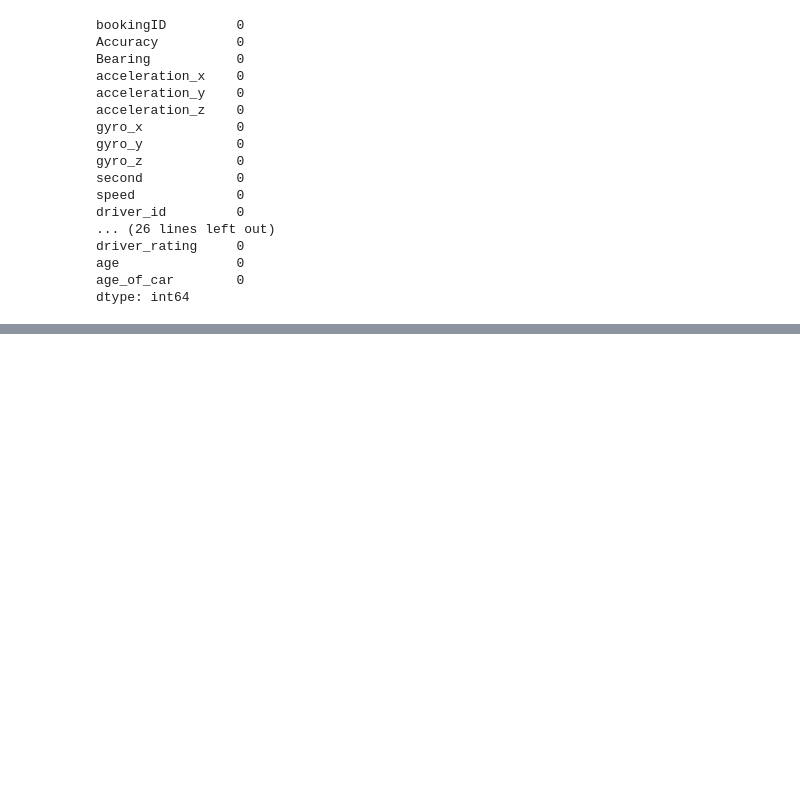
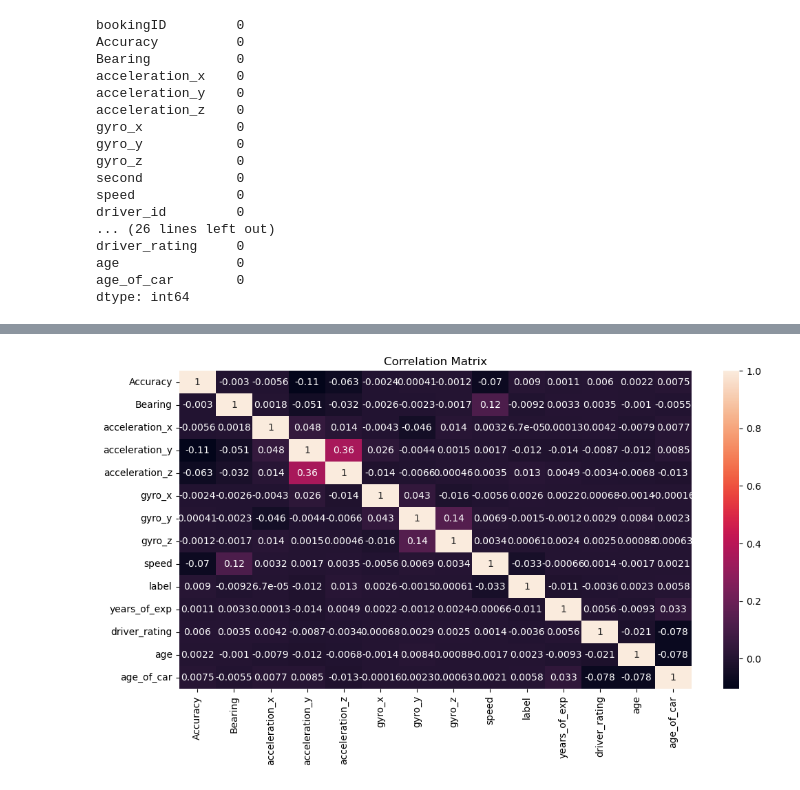
Before and after one commit to errnasty/Cab-Data-Analysis, a Jupyter notebook: EDA.ipynb, the cells around one changed output, grey strips where cells are left out. Cells and saved outputs as stored; diff of their text form; code cells hidden in the pictures; blank space fills up the shorter version.

```diff
--- a/EDA.ipynb
+++ b/EDA.ipynb
@@ -127,0 +223,10 @@ We have successfully shrunked our memory by around 400Mbs
+# %%
+correlationDf = dataset_new.drop(columns=['bookingID','second','driver_id','driver_name','gender','car_brand'])
+correlation = correlationDf.corr()
+
+plt.figure(figsize=(12, 6))
+plt.title("Correlation Matrix")
+sns.heatmap(correlation, annot=True)
+plt.show()
+# %% [output]
+[figure, added]
```
Also changed, not shown: parts of 21 cells of this notebook.
